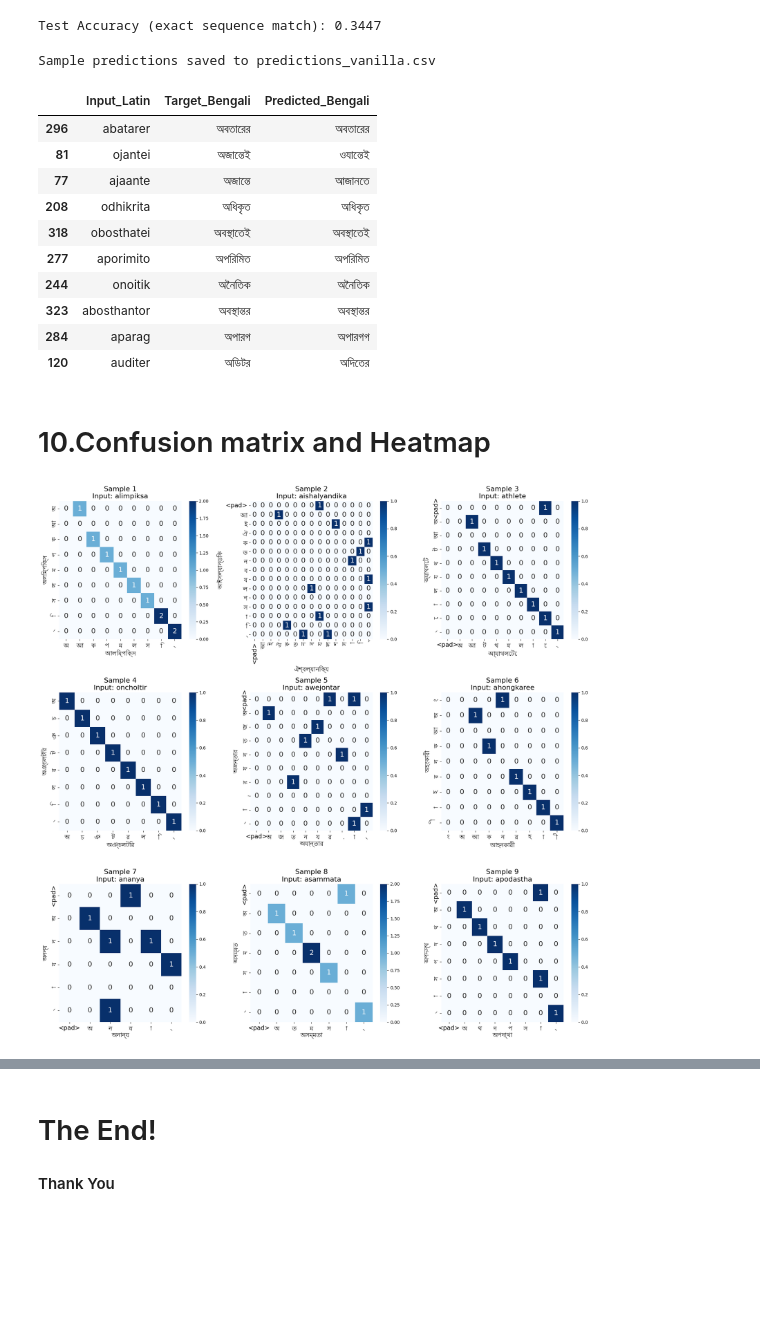
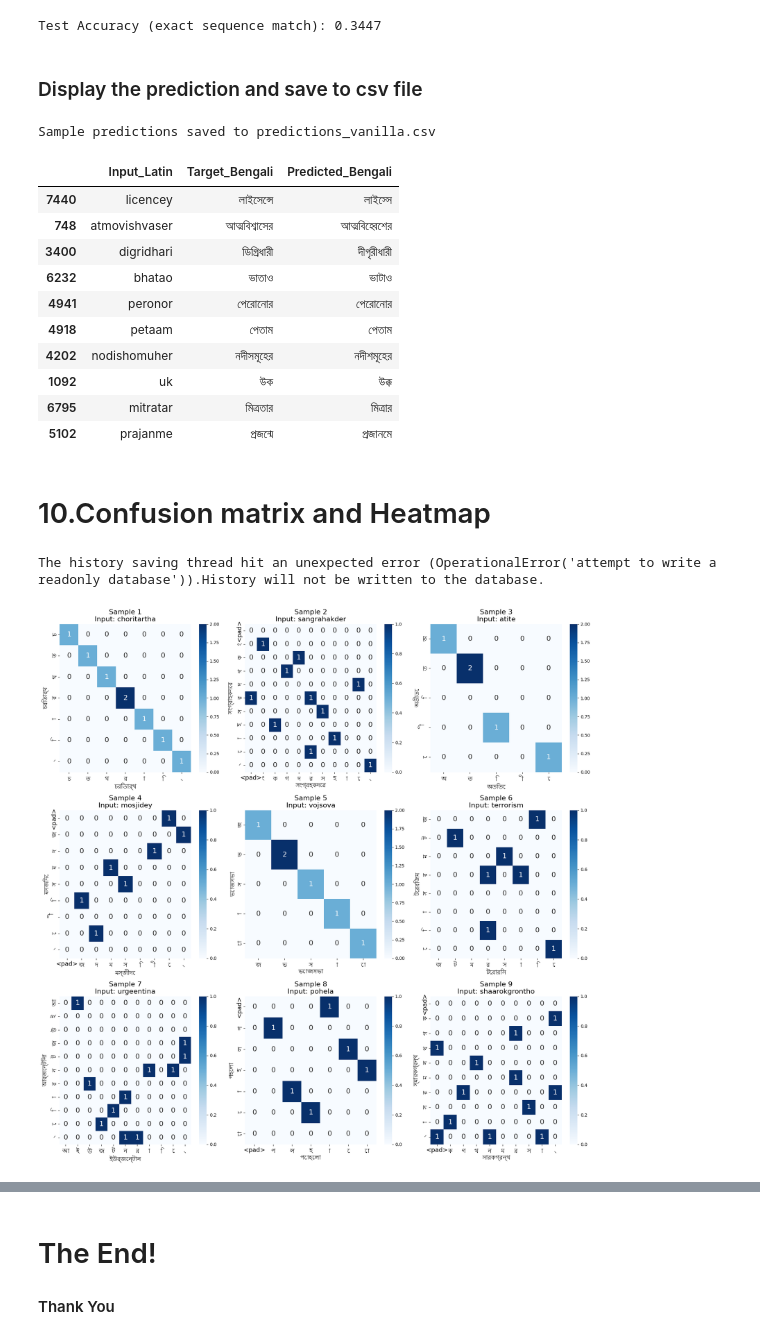
Before and after one commit to dassrikrishna/da6401_assignment3, a Jupyter notebook: da6401-assignment3-vanila.ipynb, the cells around one changed output, grey strips where cells are left out. Cells and saved outputs as stored; diff of their text form; code cells hidden in the pictures; blank space fills up the shorter version.

```diff
--- a/da6401-assignment3-vanila.ipynb
+++ b/da6401-assignment3-vanila.ipynb
@@ -476,51 +476,56 @@ test_acc = sequence_accuracy(best_model, test_loader, target_idx2char, device)
 print(f"Test Accuracy (exact sequence match): {test_acc:.4f}")
 # %% [output]
 Test Accuracy (exact sequence match): 0.3447
+# %% [markdown]
+### Display the prediction and save to csv file
 # %%
 # Decode Sequence
 def decode_sequence(seq, idx2char):
     chars = []
     for idx in seq:
         if idx2char[idx] == '<eos>':
             break
         if idx2char[idx] not in ['<pad>', '<sos>']:
             chars.append(idx2char[idx])
     return ''.join(chars)
 
 samples = []
 best_model.eval()
+
 with torch.no_grad():
-    for i, (src, trg) in enumerate(test_loader):
-        src, trg = src.to(device), trg.to(device)
+    for i in range(len(test_dataset)):
+        src, trg = test_dataset[i]
+        src = src.unsqueeze(0).to(device)
+        trg = trg.unsqueeze(0).to(device)
+
         outputs = best_model(src, trg, teacher_forcing_ratio=0)
         preds = outputs.argmax(dim=2)
-        for j in range(src.size(0)):
-            input_seq = decode_sequence(src[j].cpu().numpy(), input_idx2char)
-            target_seq = decode_sequence(trg[j].cpu().numpy(), target_idx2char)
-            pred_seq = decode_sequence(preds[j].cpu().numpy(), target_idx2char)
-            samples.append((input_seq, target_seq, pred_seq))
-        if i == 10:
-            break
+
+        input_seq = decode_sequence(src[0].cpu().numpy(), input_idx2char)
+        target_seq = decode_sequence(trg[0].cpu().numpy(), target_idx2char)
+        pred_seq = decode_sequence(preds[0].cpu().numpy(), target_idx2char)
+
+        samples.append((input_seq, target_seq, pred_seq))
 
 df_samples = pd.DataFrame(samples, columns=['Input_Latin', 'Target_Bengali', 'Predicted_Bengali'])
 df_samples.to_csv("/kaggle/working/predictions_vanilla.csv", index=False)
 print("Sample predictions saved to predictions_vanilla.csv")
 
-# Disply
+# Show 10 random samples
 display.display(df_samples.sample(10))
 # %% [output]
 Sample predictions saved to predictions_vanilla.csv
 |  | Input_Latin | Target_Bengali | Predicted_Bengali |
-| 296 | abatarer | অবতারের | অবতারের |
-| 81 | ojantei | অজান্তেই | ওযান্তেই |
-| 77 | ajaante | অজান্তে | আজানতে |
-| 208 | odhikrita | অধিকৃত | অধিকৃত |
-| 318 | obosthatei | অবস্থাতেই | অবস্থাতেই |
-| 277 | aporimito | অপরিমিত | অপরিমিত |
-| 244 | onoitik | অনৈতিক | অনৈতিক |
-| 323 | abosthantor | অবস্থান্তর | অবস্থান্তর |
-| 284 | aparag | অপারগ | অপারগগ |
-| 120 | auditer | অডিটর | অদিতের |
+| 7440 | licencey | লাইসেন্সে | লাইস্সে |
+| 748 | atmovishvaser | আত্মবিশ্বাসের | আত্মবিহ্বেশের |
+| 3400 | digridhari | ডিগ্রিধারী | দীগৃরীধারী |
+| 6232 | bhatao | ভাতাও | ভাটাও |
+| 4941 | peronor | পেরোনোর | পেরোনোর |
+| 4918 | petaam | পেতাম | পেতাম |
+| 4202 | nodishomuher | নদীসমূহের | নদীশমূহের |
+| 1092 | uk | উক | উক্ক |
+| 6795 | mitratar | মিত্রতার | মিত্রার |
+| 5102 | prajanme | প্রজন্মে | প্রজানমে |
 # %% [markdown]
 # 10.Confusion matrix and Heatmap
 # %%
@@ -587,7 +592,8 @@ plt.savefig("/kaggle/working/confusion_vanila.png", dpi=300, bbox_inches='tight'
 
 plt.show()
 # %% [output]
+The history saving thread hit an unexpected error (OperationalError('attempt to write a readonly database')).History will not be written to the database.
-[figure, old version]
+[figure, new version]
 # %%
 
 confusion_samples = random.sample(samples, 9)
```
Also changed, not shown: parts of 2 cells of this notebook.
